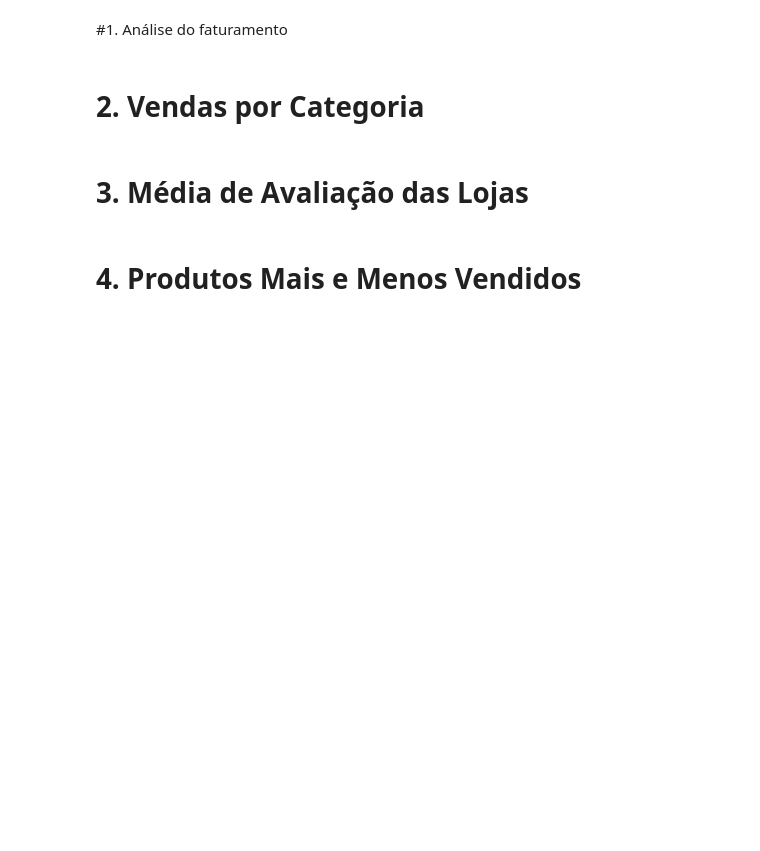
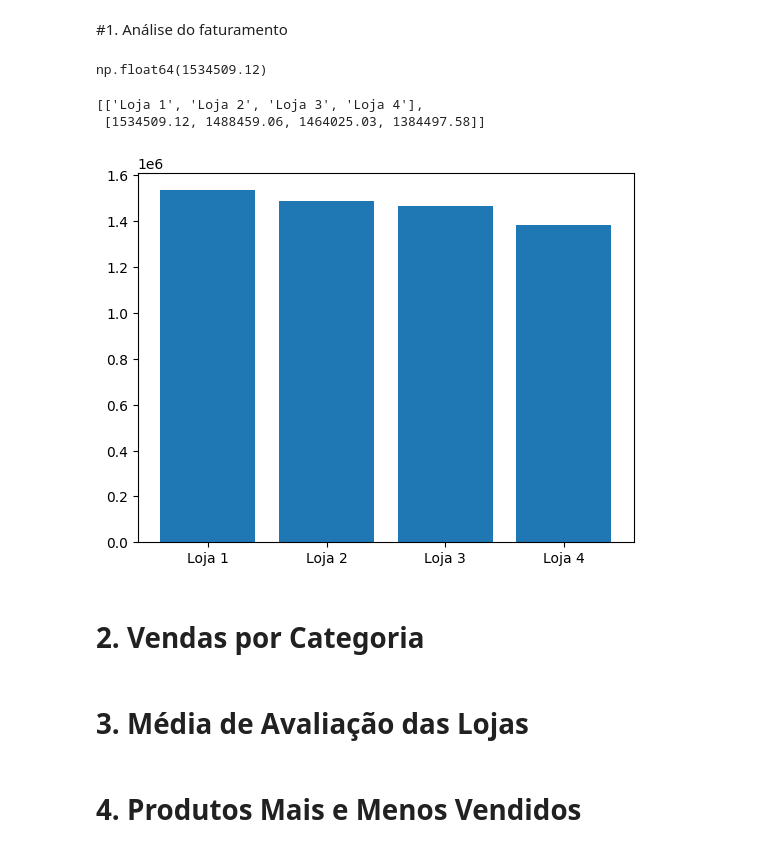
Before and after one commit to mauricioaalmeida/-challenge1-data-science-, a Jupyter notebook: AluraStoreBr.ipynb, the cells around one changed output. Drawn from its saved outputs; the diff is of its cells as text; code cells hidden in the pictures; blank space fills up the shorter version.

```diff
--- a/AluraStoreBr.ipynb
+++ b/AluraStoreBr.ipynb
@@ -49,0 +90,5 @@ Requisitos:
+# %%
+loja["Loja"] = "Loja 1"
+loja2["Loja"] = "Loja 2"
+loja3["Loja"] = "Loja 3"
+loja4["Loja"] = "Loja 4"
@@ -50,2 +112,6 @@ Requisitos:
 # %% [markdown]
 #1. Análise do faturamento
+# %%
+loja['Preço'].sum()
+# %% [output]
+np.float64(1534509.12)
@@ -52,3 +124,22 @@ Requisitos:
+# %%
+lojas = []
+lojas.append(['Loja 1','Loja 2','Loja 3','Loja 4'])
+
+
+lojas.append([float(loja['Preço'].sum()),
+              float(loja2['Preço'].sum()),
+              float(loja3['Preço'].sum()),
+              float(loja4['Preço'].sum())])
+# %%
+lojas
+# %% [output]
+[['Loja 1', 'Loja 2', 'Loja 3', 'Loja 4'],
+ [1534509.12, 1488459.06, 1464025.03, 1384497.58]]
+# %%
+plt.bar(x=lojas[0], height=lojas[1] )
+plt.show()
+# %% [output]
+[figure, added]
 # %% [markdown]
 # 2. Vendas por Categoria
 # %% [markdown]
```
Also changed, not shown: parts of 8 cells of this notebook.
